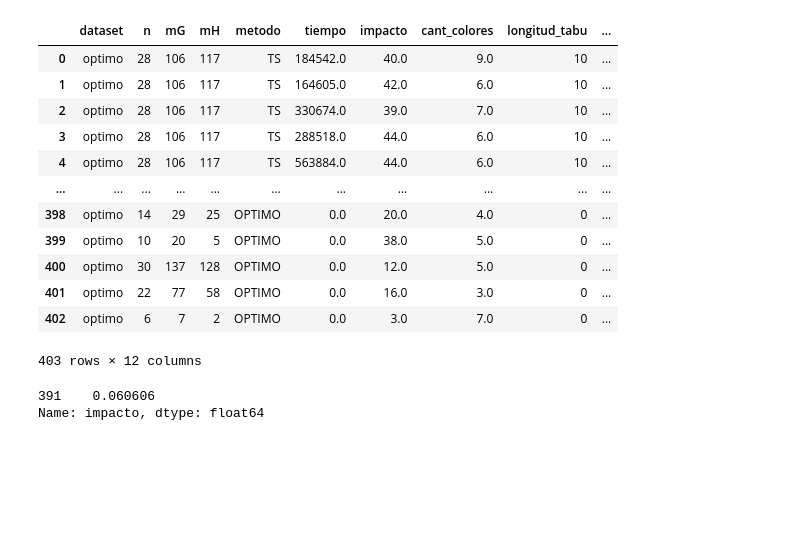
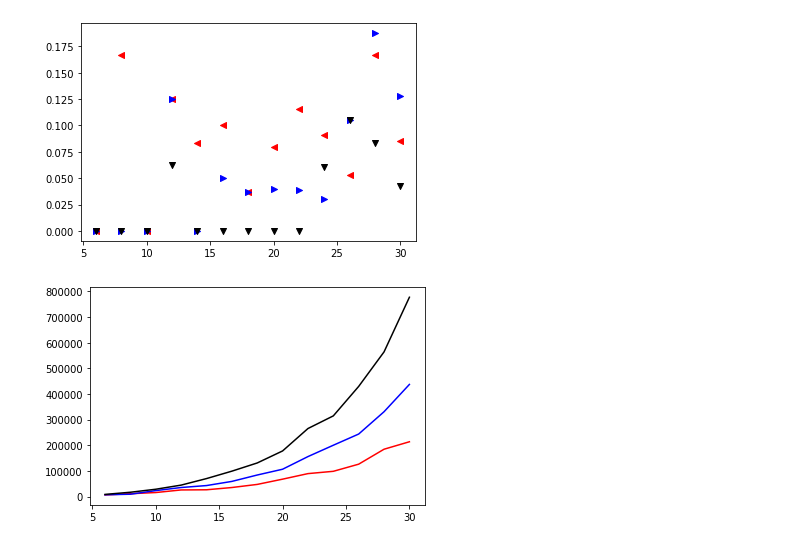
Before and after one commit to ZarthaxX/algo3-tp2, a Jupyter notebook: experimentacion/notebooks/analisis-Chuli.ipynb, the cells around one changed output. Cells and saved outputs as stored; diff of their text form; code cells hidden in the pictures; blank space fills up the shorter version.

```diff
--- a/experimentacion/notebooks/analisis-Chuli.ipynb
+++ b/experimentacion/notebooks/analisis-Chuli.ipynb
@@ -8,29 +8,59 @@ df_resultados = pd.read_csv("../results/resultado.csv");
 # %%
 df_optimo_tabu = df_resultados[(df_resultados["metodo"]=="TS") |
                                 (df_resultados["metodo"]=="OPTIMO")].copy();
-df_optimo_tabu
-# %% [output]
-|  | dataset | n | mG | mH | metodo | tiempo | impacto | cant_colores | longitud_tabu | ... |
-| 0 | optimo | 28 | 106 | 117 | TS | 184542.0 | 40.0 | 9.0 | 10 | ... |
-| 1 | optimo | 28 | 106 | 117 | TS | 164605.0 | 42.0 | 6.0 | 10 | ... |
-| 2 | optimo | 28 | 106 | 117 | TS | 330674.0 | 39.0 | 7.0 | 10 | ... |
-| 3 | optimo | 28 | 106 | 117 | TS | 288518.0 | 44.0 | 6.0 | 10 | ... |
-| 4 | optimo | 28 | 106 | 117 | TS | 563884.0 | 44.0 | 6.0 | 10 | ... |
-| ... | ... | ... | ... | ... | ... | ... | ... | ... | ... | ... |
-| 398 | optimo | 14 | 29 | 25 | OPTIMO | 0.0 | 20.0 | 4.0 | 0 | ... |
-| 399 | optimo | 10 | 20 | 5 | OPTIMO | 0.0 | 38.0 | 5.0 | 0 | ... |
-| 400 | optimo | 30 | 137 | 128 | OPTIMO | 0.0 | 12.0 | 5.0 | 0 | ... |
-| 401 | optimo | 22 | 77 | 58 | OPTIMO | 0.0 | 16.0 | 3.0 | 0 | ... |
-| 402 | optimo | 6 | 7 | 2 | OPTIMO | 0.0 | 3.0 | 7.0 | 0 | ... |
-403 rows × 12 columns
 # %%
 def gap(dataframe,i):
     n = dataframe.iloc[i]['n']
     impacto = dataframe.iloc[i]['impacto']
-    impacto_optimo = (dataframe[(dataframe["metodo"]=="OPTIMO") & (dataframe["n"]==n)])['impacto']
+    impacto_optimo = (dataframe[(dataframe["metodo"]=="OPTIMO") & (dataframe["n"]==n)])['impacto'].values[0]
     return((impacto_optimo - impacto)/impacto_optimo)
-
-print(gap(df_optimo_tabu,31))
-# %% [output]
-391    0.060606
-Name: impacto, dtype: float64
+# %%
+vecinos10 = []
+vecinos25 = []
+vecinos50 = []
+for i in range(df_optimo_tabu.shape[0]):
+    if((df_optimo_tabu.iloc[i]["metodo"]=="TS") & (df_optimo_tabu.iloc[i]["longitud_tabu"]==10) & (df_optimo_tabu.iloc[i]["tipo_memoria"]=='soluciones') ):
+        if(df_optimo_tabu.iloc[i]["porcentaje_vecindad"]== 10):
+            vecinos10.append([df_optimo_tabu.iloc[i]['n'],gap(df_optimo_tabu,i),df_optimo_tabu.iloc[i]['tiempo']])
+        if(df_optimo_tabu.iloc[i]["porcentaje_vecindad"]== 25):
+            vecinos25.append([df_optimo_tabu.iloc[i]['n'],gap(df_optimo_tabu,i),df_optimo_tabu.iloc[i]['tiempo']])
+        if(df_optimo_tabu.iloc[i]["porcentaje_vecindad"]== 50):
+            vecinos50.append([df_optimo_tabu.iloc[i]['n'],gap(df_optimo_tabu,i),df_optimo_tabu.iloc[i]['tiempo']])
+
+vecinos10 = sorted(vecinos10, key=lambda x: x[0])
+vecinos25 = sorted(vecinos25, key=lambda x: x[0])
+vecinos50 = sorted(vecinos50, key=lambda x: x[0])
+
+
+plot_vecinos10 = [[],[]]
+plot_vecinos25 = [[],[]]
+plot_vecinos50 = [[],[]]
+plot_vecinos10Time = [[],[]]
+plot_vecinos25Time = [[],[]]
+plot_vecinos50Time = [[],[]]
+for resultado in vecinos10:
+    plot_vecinos10[0].append(resultado[0])
+    plot_vecinos10[1].append(resultado[1])
+    plot_vecinos10Time[0].append(resultado[0])
+    plot_vecinos10Time[1].append(resultado[2])
+for resultado in vecinos25:
+    plot_vecinos25[0].append(resultado[0])
+    plot_vecinos25[1].append(resultado[1])
+    plot_vecinos25Time[0].append(resultado[0])
+    plot_vecinos25Time[1].append(resultado[2])
+for resultado in vecinos50:
+    plot_vecinos50[0].append(resultado[0])
+    plot_vecinos50[1].append(resultado[1])
+    plot_vecinos50Time[0].append(resultado[0])
+    plot_vecinos50Time[1].append(resultado[2])
+plt.scatter(plot_vecinos10[0],plot_vecinos10[1],color = 'red',marker = '<')
+plt.scatter(plot_vecinos25[0],plot_vecinos25[1],color = 'blue',marker = '>')
+plt.scatter(plot_vecinos50[0],plot_vecinos50[1],color = 'black',marker = 'v')
+plt.show()
+plt.plot(plot_vecinos10Time[0],plot_vecinos10Time[1],color = 'red')
+plt.plot(plot_vecinos25Time[0],plot_vecinos25Time[1],color = 'blue')
+plt.plot(plot_vecinos50Time[0],plot_vecinos50Time[1],color = 'black')
+plt.show()
+# %% [output]
+[figure, added]
+[figure, added]
```
Also changed, not shown: parts of 2 cells of this notebook.
